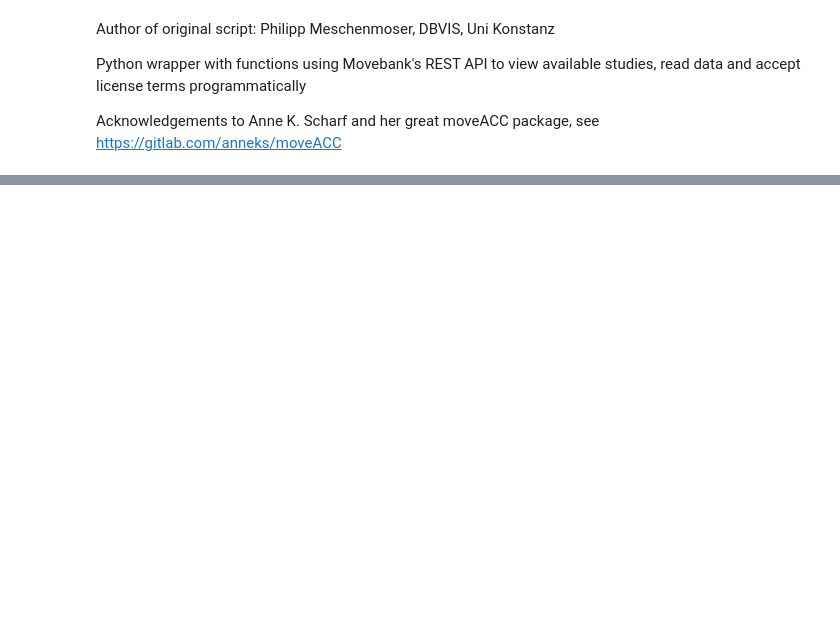
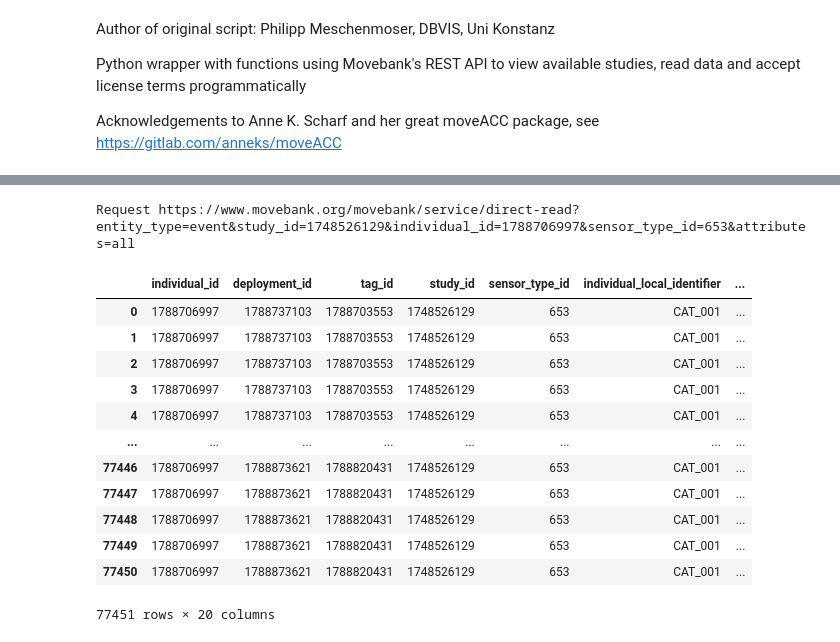
Before and after one commit to Biodiversity-CatTracker2/movebank-api-doc, a Jupyter notebook: MovebankAPI.ipynb, the cells around one changed output, grey strips where cells are left out. Cells and saved outputs as stored; diff of their text form; code cells hidden in the pictures; blank space fills up the shorter version.

```diff
--- a/MovebankAPI.ipynb
+++ b/MovebankAPI.ipynb
@@ -187,8 +187,8 @@ class MovebankAPI:
         print(json.dumps(list_, indent=4))
 
     @staticmethod
-    def to_pandas(list_, sensor_type=None, save_to=None):
-        if sensor_type and sensor_type.lower() == 'acc':
+    def to_pandas(list_, sensor_type=None, save_to=None, transformed=False):
+        if sensor_type and sensor_type.lower() == 'acc' and transformed:
             arr = np.array(list_)
             m, n, r = arr.shape
             out_arr = np.column_stack(
@@ -209,7 +209,7 @@ class MovebankAPI:
                     'AccZ': 'float32'
                 }
             )
-        elif sensor_type and sensor_type.lower() == 'gps':
+        elif sensor_type and sensor_type.lower() == 'gps' and transformed:
             df = pd.DataFrame(
                 list_,
                 columns=['timestamp', 'deployment_id', 'location_lat', 'location_long']
@@ -242,9 +259,26 @@ mb._pprint(individuals)
+# %%
+individual_id = 1788706997
 # %%
 # Get events (GPS) of an individual from a study
 gpsevents = mb.getIndividualEvents(
     individual_id=individual_id,
     sensor_type_id=653,
-    transform=True
+    transform=False
 )
-gps_df = mb.to_pandas(gpsevents, sensor_type='gps', save_to='gps_data.csv')
+gps_df = mb.to_pandas(gpsevents, sensor_type='gps', transformed=False)
 gps_df
+# %% [output]
+Request https://www.movebank.org/movebank/service/direct-read?entity_type=event&study_id=1748526129&individual_id=1788706997&sensor_type_id=653&attributes=all
+|  | individual_id | deployment_id | tag_id | study_id | sensor_type_id | individual_local_identifier | ... |
+| 0 | 1788706997 | 1788737103 | 1788703553 | 1748526129 | 653 | CAT_001 | ... |
+| 1 | 1788706997 | 1788737103 | 1788703553 | 1748526129 | 653 | CAT_001 | ... |
+| 2 | 1788706997 | 1788737103 | 1788703553 | 1748526129 | 653 | CAT_001 | ... |
+| 3 | 1788706997 | 1788737103 | 1788703553 | 1748526129 | 653 | CAT_001 | ... |
+| 4 | 1788706997 | 1788737103 | 1788703553 | 1748526129 | 653 | CAT_001 | ... |
+| ... | ... | ... | ... | ... | ... | ... | ... |
+| 77446 | 1788706997 | 1788873621 | 1788820431 | 1748526129 | 653 | CAT_001 | ... |
+| 77447 | 1788706997 | 1788873621 | 1788820431 | 1748526129 | 653 | CAT_001 | ... |
+| 77448 | 1788706997 | 1788873621 | 1788820431 | 1748526129 | 653 | CAT_001 | ... |
+| 77449 | 1788706997 | 1788873621 | 1788820431 | 1748526129 | 653 | CAT_001 | ... |
+| 77450 | 1788706997 | 1788873621 | 1788820431 | 1748526129 | 653 | CAT_001 | ... |
+77451 rows × 20 columns
```
Also changed, not shown: parts of 7 cells of this notebook, 1 other file.
